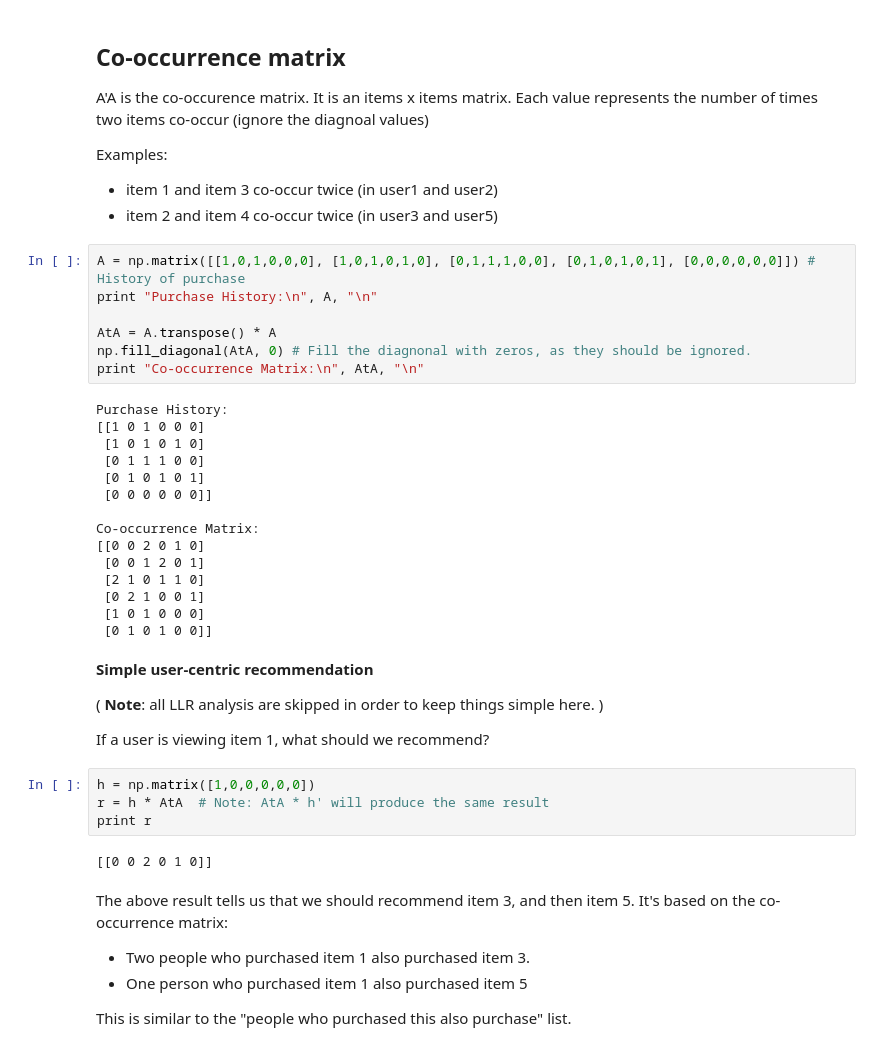
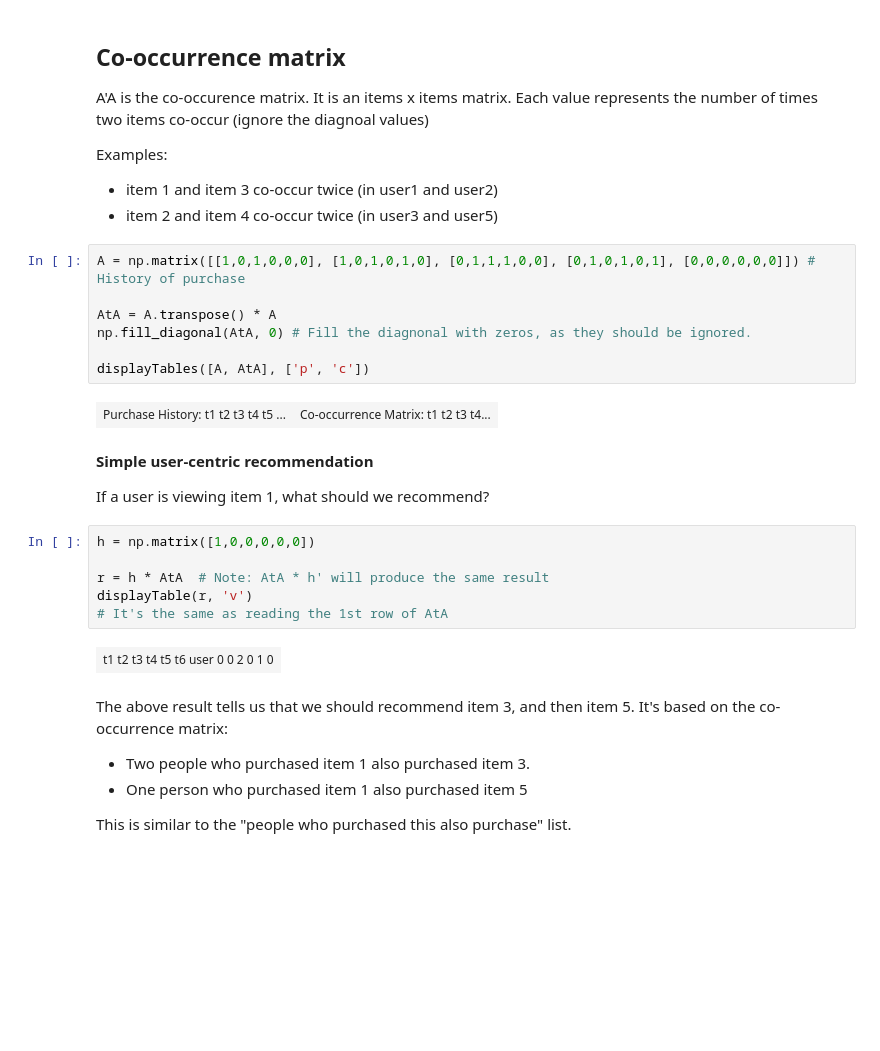
Before and after one commit to patng323/learn, a Jupyter notebook: multi-model recommender.ipynb, the cells around one changed output. Saved outputs shown, nothing was run; the diff lists cells and outputs as text; blank space fills up the shorter version.

```diff
--- a/multi-model recommender.ipynb
+++ b/multi-model recommender.ipynb
@@ -16,38 +67,25 @@ Examples:
 - item 2 and item 4 co-occur twice (in user3 and user5)
 # %%
 A = np.matrix([[1,0,1,0,0,0], [1,0,1,0,1,0], [0,1,1,1,0,0], [0,1,0,1,0,1], [0,0,0,0,0,0]]) # History of purchase
-print "Purchase History:\n", A, "\n"
 
 AtA = A.transpose() * A
 np.fill_diagonal(AtA, 0) # Fill the diagnonal with zeros, as they should be ignored.
-print "Co-occurrence Matrix:\n", AtA, "\n"
+
+displayTables([A, AtA], ['p', 'c'])
 # %% [output]
-Purchase History:
-[[1 0 1 0 0 0]
- [1 0 1 0 1 0]
- [0 1 1 1 0 0]
- [0 1 0 1 0 1]
- [0 0 0 0 0 0]]
-
-Co-occurrence Matrix:
-[[0 0 2 0 1 0]
- [0 0 1 2 0 1]
- [2 1 0 1 1 0]
- [0 2 1 0 0 1]
- [1 0 1 0 0 0]
- [0 1 0 1 0 0]]
+| Purchase History: t1 t2 t3 t4 t5 ... | Co-occurrence Matrix: t1 t2 t3 t4... |
 # %% [markdown]
 **Simple user-centric recommendation**
 
-( **Note**: all LLR analysis are skipped in order to keep things simple here. )
-
 If a user is viewing item 1, what should we recommend?
 # %%
 h = np.matrix([1,0,0,0,0,0])
+
 r = h * AtA  # Note: AtA * h' will produce the same result
-print r
+displayTable(r, 'v')
+# It's the same as reading the 1st row of AtA
 # %% [output]
-[[0 0 2 0 1 0]]
+| t1 t2 t3 t4 t5 t6 user 0 0 2 0 1 0 |
 # %% [markdown]
 The above result tells us that we should recommend item 3, and then item 5.  It's based on the co-occurrence matrix:
 - Two people who purchased item 1 also purchased item 3.
```
Also changed, not shown: parts of 33 cells of this notebook.
